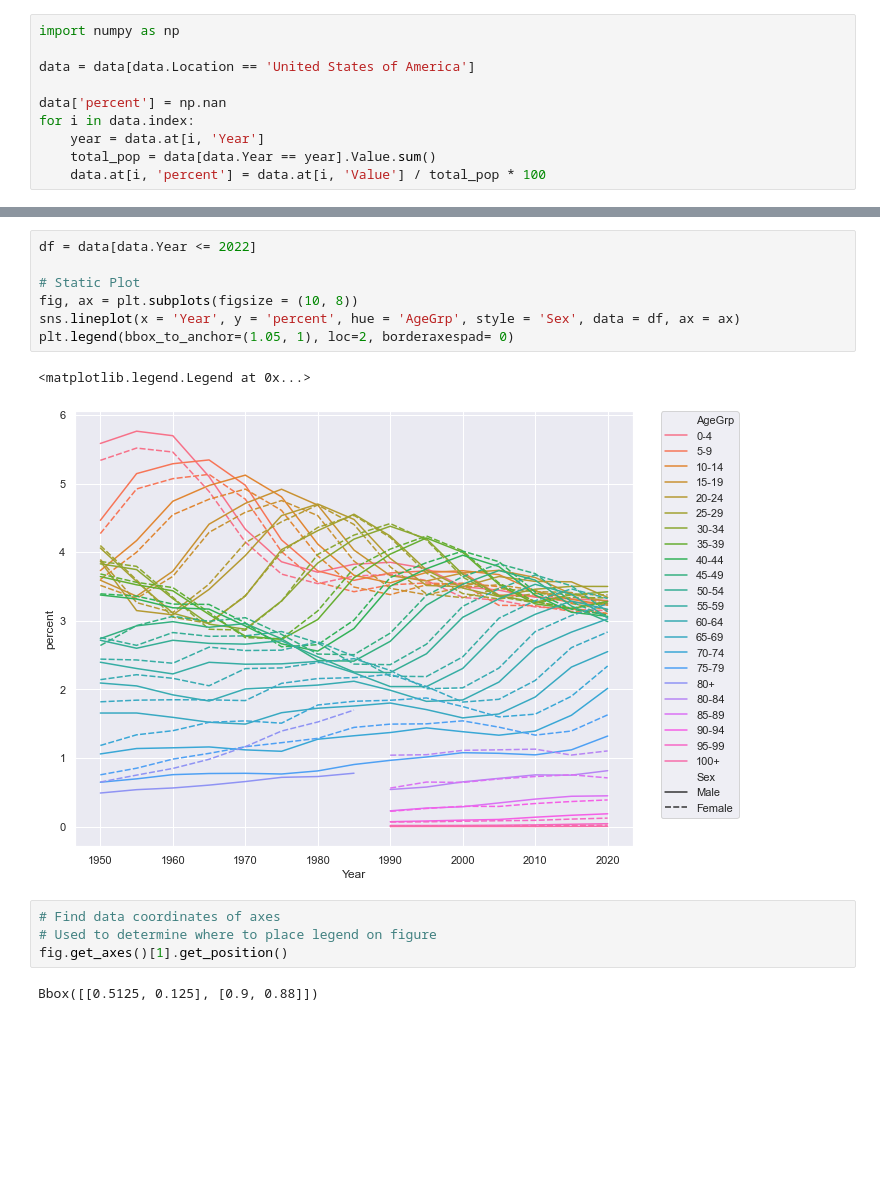
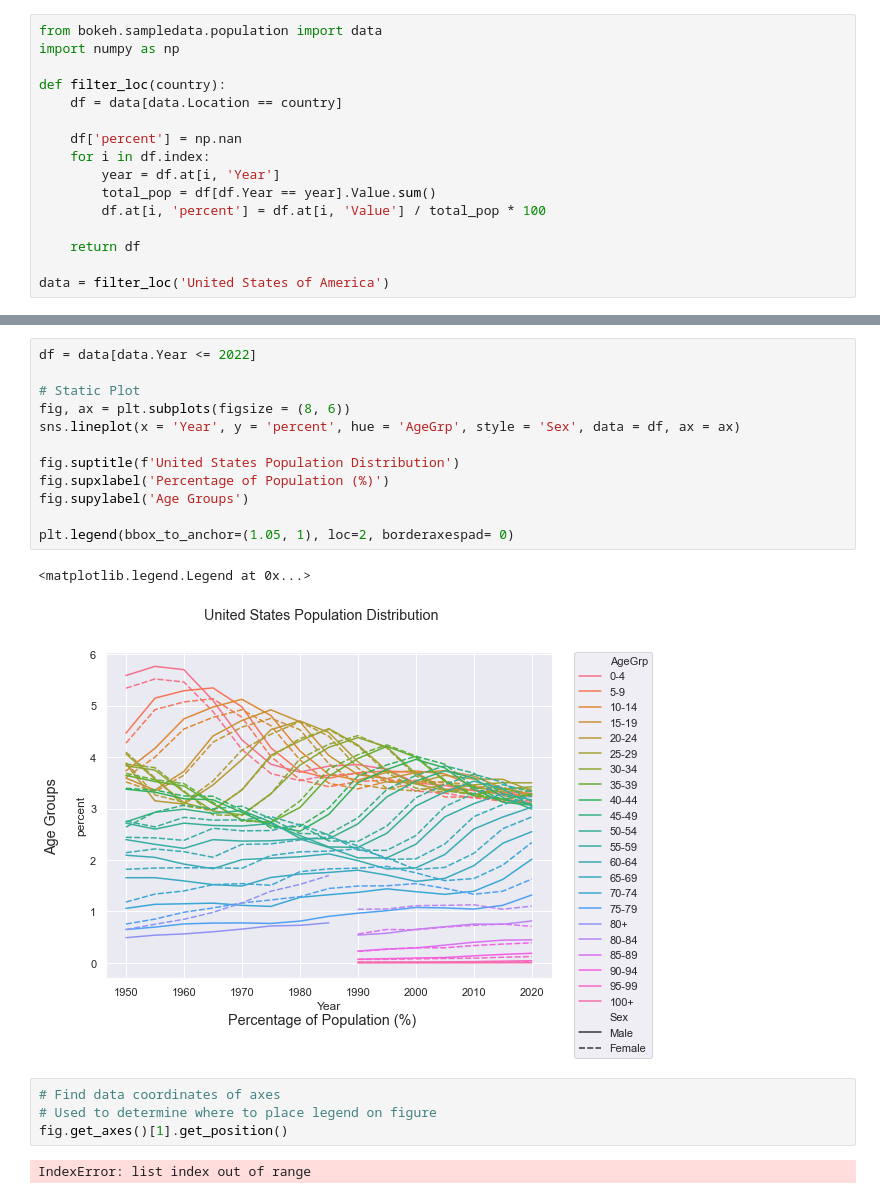
Before and after one commit to katyhagerty/create_gif, a Jupyter notebook: create_gif.ipynb, the cells around one changed output, grey strips where cells are left out. Cells and saved outputs as stored; diff of their text form; blank space fills up the shorter version.

```diff
--- a/create_gif.ipynb
+++ b/create_gif.ipynb
@@ -3,11 +1,17 @@ from bokeh.sampledata.population import data
 # %%
+from bokeh.sampledata.population import data
 import numpy as np
 
-data = data[data.Location == 'United States of America']
+def filter_loc(country):
+    df = data[data.Location == country]
 
-data['percent'] = np.nan
-for i in data.index:
-    year = data.at[i, 'Year']
-    total_pop = data[data.Year == year].Value.sum()
-    data.at[i, 'percent'] = data.at[i, 'Value'] / total_pop * 100
+    df['percent'] = np.nan
+    for i in df.index:
+        year = df.at[i, 'Year']
+        total_pop = df[df.Year == year].Value.sum()
+        df.at[i, 'percent'] = df.at[i, 'Value'] / total_pop * 100
+
+    return df
+
+data = filter_loc('United States of America')
 # %% [output]
@@ -181,16 +193,21 @@ See the caveats in the documentation: https://pandas.pydata.org/pandas-docs/stab
 # %%
 df = data[data.Year <= 2022]
 
 # Static Plot
-fig, ax = plt.subplots(figsize = (10, 8))
+fig, ax = plt.subplots(figsize = (8, 6))
 sns.lineplot(x = 'Year', y = 'percent', hue = 'AgeGrp', style = 'Sex', data = df, ax = ax)
+
+fig.suptitle(f'United States Population Distribution')
+fig.supxlabel('Percentage of Population (%)')
+fig.supylabel('Age Groups')
+
 plt.legend(bbox_to_anchor=(1.05, 1), loc=2, borderaxespad= 0)
 # %% [output]
 <matplotlib.legend.Legend at 0x...>
-[figure, old version]
+[figure, new version]
 # %%
 # Find data coordinates of axes
 # Used to determine where to place legend on figure
 fig.get_axes()[1].get_position()
 # %% [output]
-Bbox([[0.5125, 0.125], [0.9, 0.88]])
+IndexError: list index out of range
```
Also changed, not shown: parts of 9 cells of this notebook, 48 other files.
